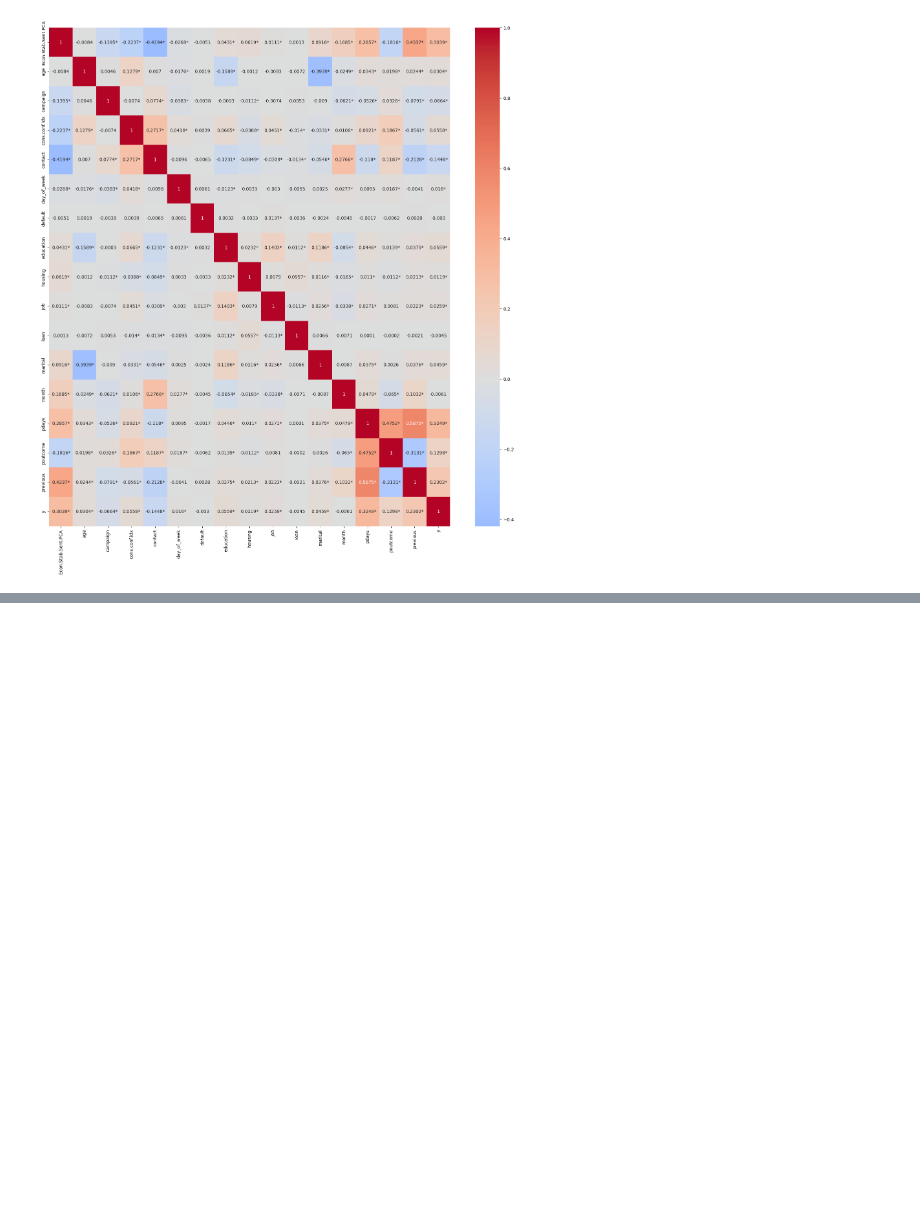
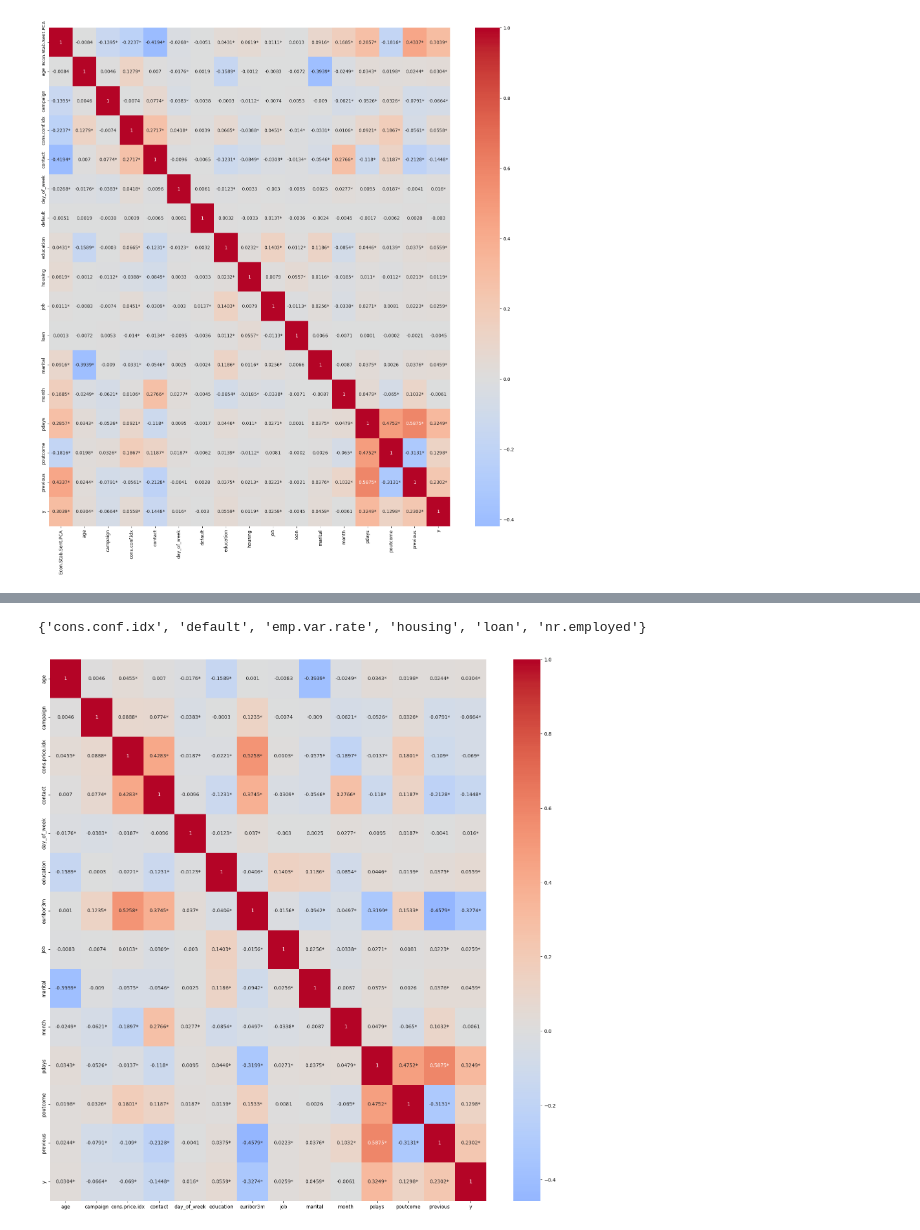
Before and after one commit to SarcasticMatrix/ml-python, a Jupyter notebook: Main Notebook.ipynb, the cells around one changed output, grey strips where cells are left out. Drawn from its saved outputs; the diff is of its cells as text; code cells hidden in the pictures; blank space fills up the shorter version.

```diff
--- a/Main Notebook.ipynb
+++ b/Main Notebook.ipynb
@@ -312,0 +316,7 @@ point_biserial_correlation(data_analysis,plot=True)
+# %%
+df_wk  =  pd.DataFrame(data[['age',  'job',  'marital',  'education','contact',
+                             'month',  'day_of_week',  'campaign',
+                             'pdays',  'previous',  'poutcome',
+                             'cons.price.idx',  'euribor3m','y']])
+df_wk['pdays']  =  df_wk['pdays'].apply(lambda  x:  1  if  x !=  999  else  0)
+df_wk
@@ -313 +337,9 @@ point_biserial_correlation(data_analysis,plot=True)
+# %%
+set(data.columns)- set(df_wk.columns)
+# %% [output]
+{'cons.conf.idx', 'default', 'emp.var.rate', 'housing', 'loan', 'nr.employed'}
+# %%
+point_biserial_correlation(df_wk,plot=True)
+# %% [output]
+[figure, added]
 # %% [markdown]
```
Also changed, not shown: parts of 59 cells of this notebook, 4 other files.
